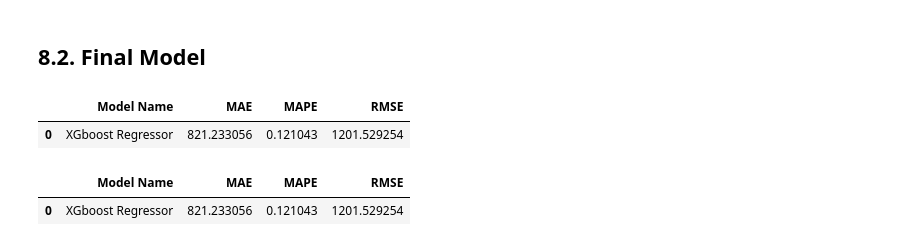
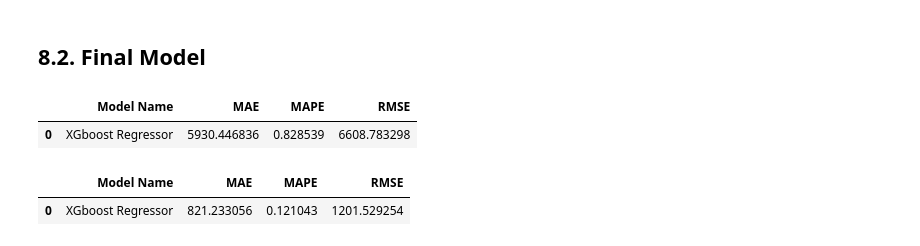
Before and after one commit to felpcm/DS-em-Producao, a Jupyter notebook: v09_store_sales_prediction.ipynb, the cells around one changed output. Drawn from its saved outputs; the diff is of its cells as text; code cells hidden in the pictures.

```diff
--- a/v09_store_sales_prediction.ipynb
+++ b/v09_store_sales_prediction.ipynb
@@ -1159,33 +1159,33 @@ KeyboardInterrupt:
 # %% [markdown]
 ## 8.2. Final Model
 # %%
-param_tuned = { 'n_estimators': 500,
+param_tuned = { 'n_estimators': 50,
                 'eta': 0.03,
                 'max_depth': 9,
                 'subsample': 0.5,
                 'colsample_bytree': 0.7,
                 'min_child_weight': 15
               }
 
 # model
 model_xgb_tuned = xgb.XGBRegressor( objective = 'reg:squarederror',
                                     n_estimators = param_tuned['n_estimators'],
                                     eta = param_tuned['eta'],
                                     max_depth = param_tuned['max_depth'],
                                     subsample = param_tuned['subsample'],
                                     colsample_bytree = param_tuned['colsample_bytree'],
                                     min_child_weight = param_tuned['min_child_weight']).fit( x_train, y_train )
 
 # prediction
 yhat_xgb_tuned = model_xgb_tuned.predict( x_test )
 
 # performance
 xgb_result_tuned = ml_error('XGboost Regressor', np.expm1(y_test), np.expm1(yhat_xgb_tuned))
 
 xgb_result_tuned
 # %% [output]
 |  | Model Name | MAE | MAPE | RMSE |
-| 0 | XGboost Regressor | 821.233056 | 0.121043 | 1201.529254 |
+| 0 | XGboost Regressor | 5930.446836 | 0.828539 | 6608.783298 |
 # %%
 xgb_result_tuned
 # %% [output]
```
Also changed, not shown: 2 other files.
